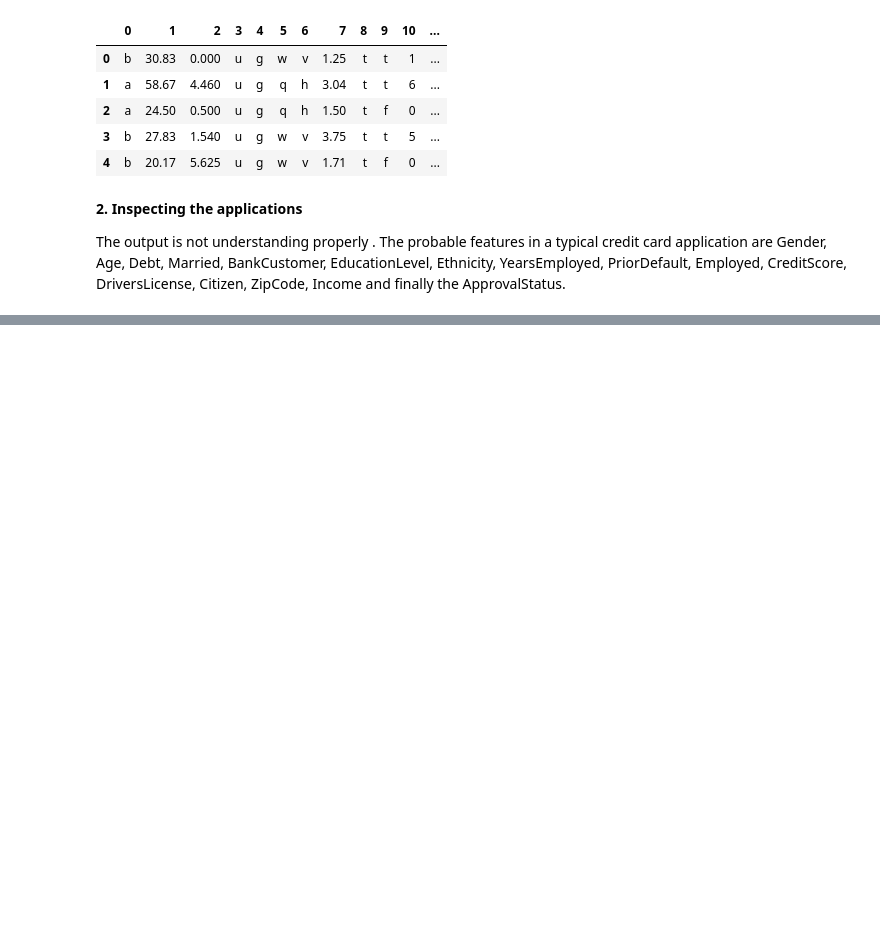
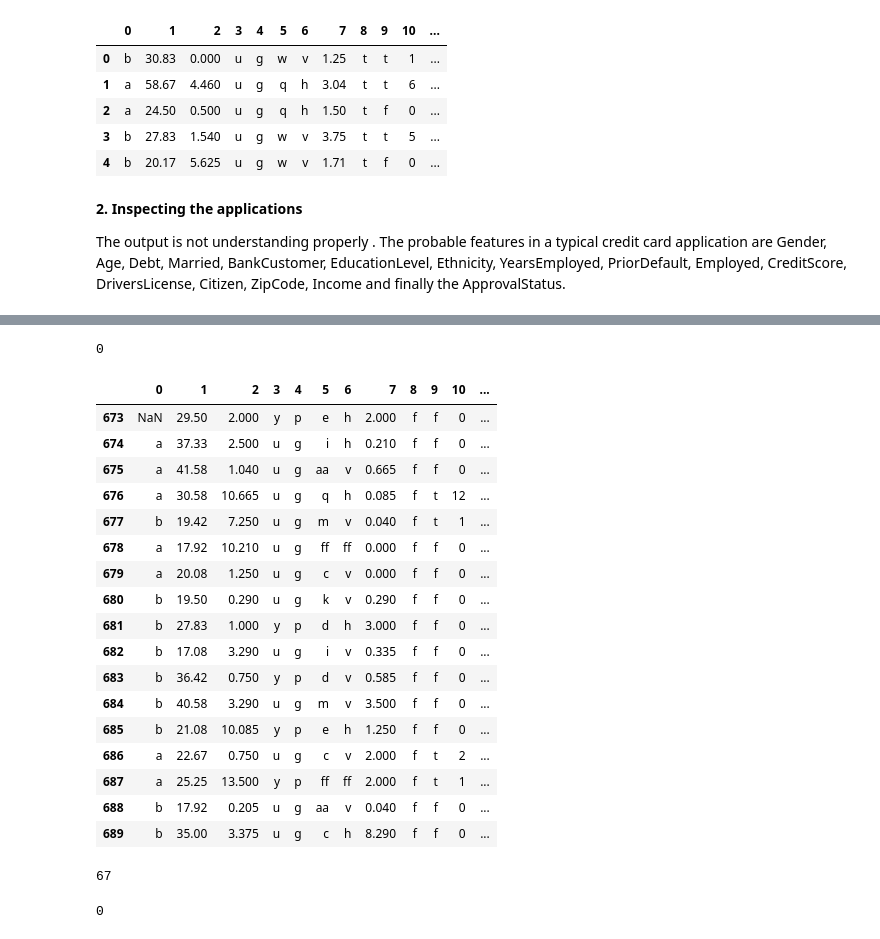
Before and after one commit to SunilPatil7/predicting-Credit-card-approval, a Jupyter notebook: CreditCardApproval.ipynb, the cells around one changed output, grey strips where cells are left out. Saved outputs shown, nothing was run; the diff lists cells and outputs as text; code cells hidden in the pictures; blank space fills up the shorter version.

```diff
--- a/CreditCardApproval.ipynb
+++ b/CreditCardApproval.ipynb
@@ -19,10 +19,10 @@ First, loading and viewing the dataset. We find that since this data is confiden
 import pandas as pd
 
 # Load dataset
-cc_appln = pd.read_csv("datasets/cc_approvals.data", header=None)
+cc_apps = pd.read_csv("datasets/cc_approvals.data", header=None)
 
-
-cc_appln.head()
+# inspecting data
+cc_apps.head()
 # %% [output]
 |  | 0 | 1 | 2 | 3 | 4 | 5 | 6 | 7 | 8 | 9 | 10 | ... |
 | 0 | b | 30.83 | 0.000 | u | g | w | v | 1.25 | t | t | 1 | ... |
@@ -53,0 +88,52 @@ NameError: ignored
+# %%
+# Import numpy
+import numpy as np
+
+# Inspect missing values in the dataset
+print(cc_apps.isnull().values.sum())
+
+# Replace the '?'s with NaN
+cc_apps = cc_apps.replace('?', np.nan)
+
+# Inspect the missing values again
+cc_apps.tail(17)
+# %% [output]
+0
+|  | 0 | 1 | 2 | 3 | 4 | 5 | 6 | 7 | 8 | 9 | 10 | ... |
+| 673 | NaN | 29.50 | 2.000 | y | p | e | h | 2.000 | f | f | 0 | ... |
+| 674 | a | 37.33 | 2.500 | u | g | i | h | 0.210 | f | f | 0 | ... |
+| 675 | a | 41.58 | 1.040 | u | g | aa | v | 0.665 | f | f | 0 | ... |
+| 676 | a | 30.58 | 10.665 | u | g | q | h | 0.085 | f | t | 12 | ... |
+| 677 | b | 19.42 | 7.250 | u | g | m | v | 0.040 | f | t | 1 | ... |
+| 678 | a | 17.92 | 10.210 | u | g | ff | ff | 0.000 | f | f | 0 | ... |
+| 679 | a | 20.08 | 1.250 | u | g | c | v | 0.000 | f | f | 0 | ... |
+| 680 | b | 19.50 | 0.290 | u | g | k | v | 0.290 | f | f | 0 | ... |
+| 681 | b | 27.83 | 1.000 | y | p | d | h | 3.000 | f | f | 0 | ... |
+| 682 | b | 17.08 | 3.290 | u | g | i | v | 0.335 | f | f | 0 | ... |
+| 683 | b | 36.42 | 0.750 | y | p | d | v | 0.585 | f | f | 0 | ... |
+| 684 | b | 40.58 | 3.290 | u | g | m | v | 3.500 | f | f | 0 | ... |
+| 685 | b | 21.08 | 10.085 | y | p | e | h | 1.250 | f | f | 0 | ... |
+| 686 | a | 22.67 | 0.750 | u | g | c | v | 2.000 | f | t | 2 | ... |
+| 687 | a | 25.25 | 13.500 | y | p | ff | ff | 2.000 | f | t | 1 | ... |
+| 688 | b | 17.92 | 0.205 | u | g | aa | v | 0.040 | f | f | 0 | ... |
+| 689 | b | 35.00 | 3.375 | u | g | c | h | 8.290 | f | f | 0 | ... |
+# %%
+# Impute the missing values with mean imputation
+cc_apps.fillna(cc_apps.mean(), inplace=True)
+
+# Count the number of NaNs in the dataset to verify
+print(cc_apps.isnull().values.sum())
+# %% [output]
+67
+# %%
+# Iterate over each column of cc_apps
+for col in cc_apps.columns:
+    # Check if the column is of object type
+    if cc_apps[col].dtypes == 'object':
+        # Impute with the most frequent value
+        cc_apps = cc_apps.fillna(cc_apps[col].value_counts().index[0])
+
+# Count the number of NaNs in the dataset and print the counts to verify
+print(cc_apps.isnull().values.sum())
+# %% [output]
+0
```
Also changed, not shown: parts of 8 cells of this notebook.
